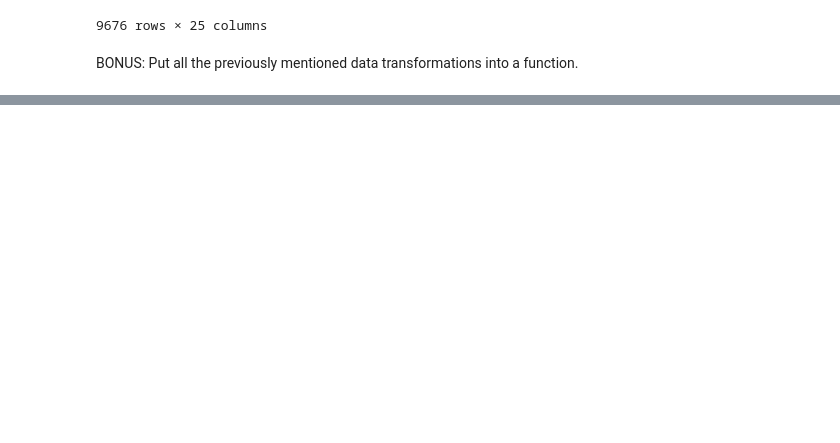
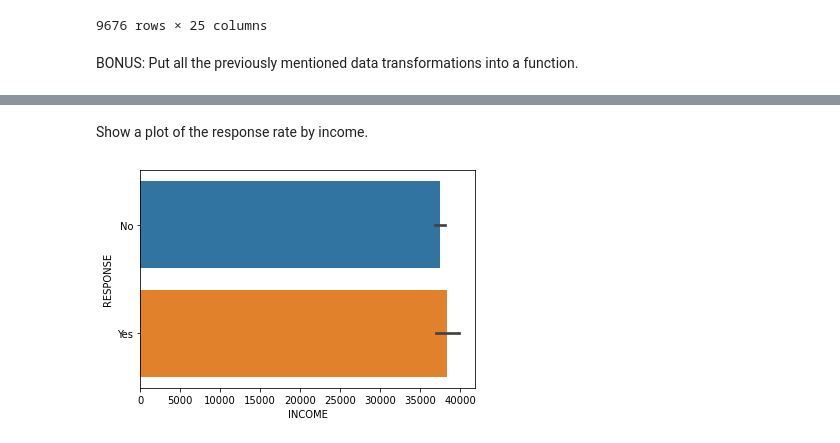
Before and after one commit to cargide/Customer-Analysis-Round, a Jupyter notebook: Customer Analysis Round 2.ipynb, the cells around one changed output, grey strips where cells are left out. Cells and saved outputs as stored; diff of their text form; code cells hidden in the pictures; blank space fills up the shorter version.

```diff
--- a/Customer Analysis Round 2.ipynb
+++ b/Customer Analysis Round 2.ipynb
@@ -306,0 +406,8 @@ BONUS: Put all the previously mentioned data transformations into a function.
+# %% [markdown]
+Show a plot of the response rate by income.
+# %%
+# I don't expect this to be the right answer
+sns.barplot(x=clean_data['INCOME'], y=clean_data['RESPONSE'])
+plt.show()
+# %% [output]
+[figure, added]
```
Also changed, not shown: parts of 18 cells of this notebook.
